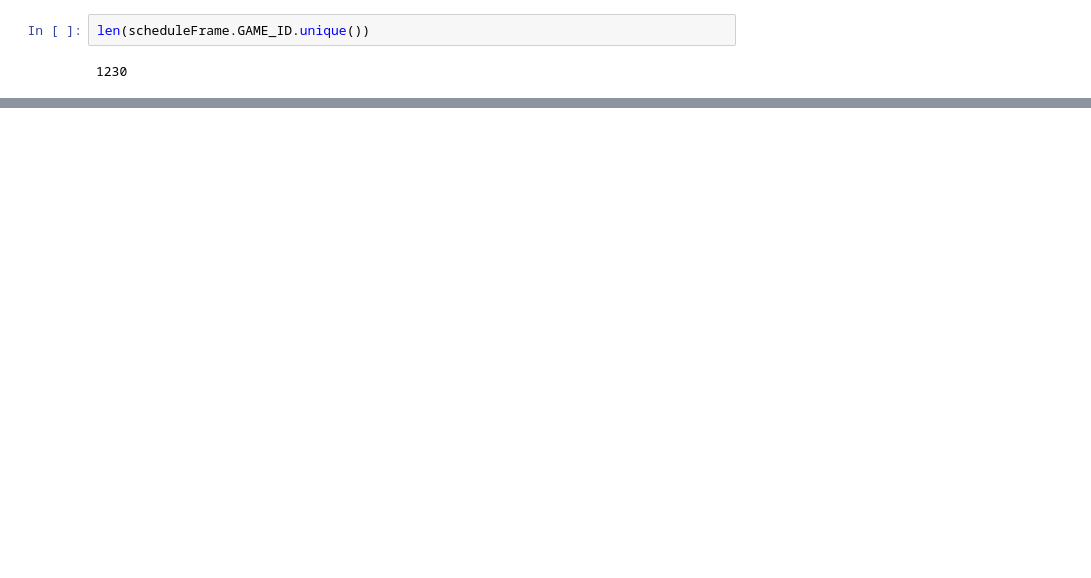
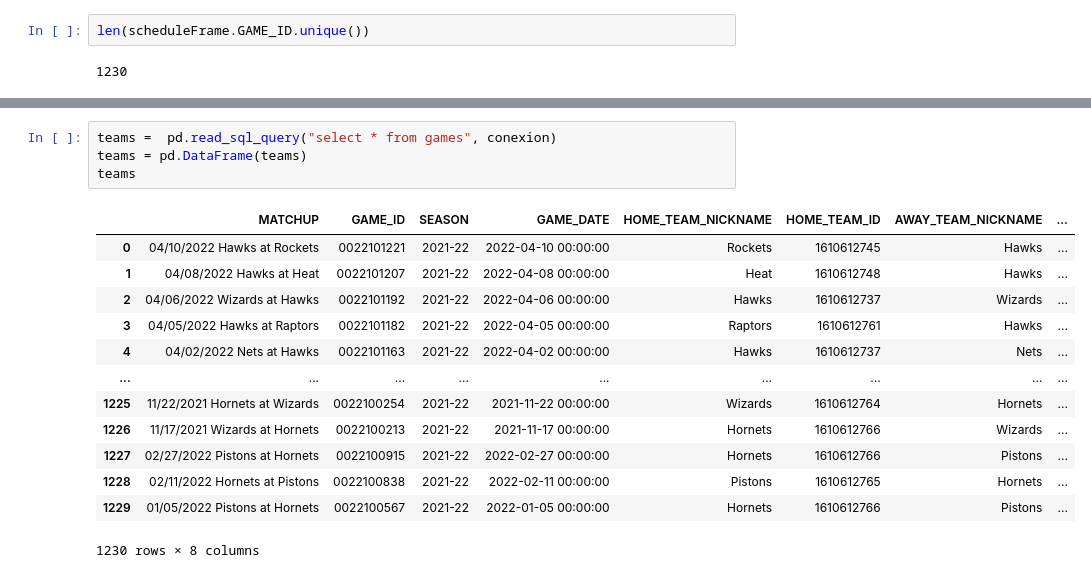
Before and after one commit to Andres-boullosa/nba-data-analytics, a Jupyter notebook: databaseinicialization.ipynb, the cells around one changed output, grey strips where cells are left out. Drawn from its saved outputs; the diff is of its cells as text; blank space fills up the shorter version.

```diff
--- a/databaseinicialization.ipynb
+++ b/databaseinicialization.ipynb
@@ -304,0 +390,18 @@ len(scheduleFrame.GAME_ID.unique())
+# %%
+teams =  pd.read_sql_query("select * from games", conexion)
+teams = pd.DataFrame(teams)
+teams
+# %% [output]
+|  | MATCHUP | GAME_ID | SEASON | GAME_DATE | HOME_TEAM_NICKNAME | HOME_TEAM_ID | AWAY_TEAM_NICKNAME | ... |
+| 0 | 04/10/2022 Hawks at Rockets | 0022101221 | 2021-22 | 2022-04-10 00:00:00 | Rockets | 1610612745 | Hawks | ... |
+| 1 | 04/08/2022 Hawks at Heat | 0022101207 | 2021-22 | 2022-04-08 00:00:00 | Heat | 1610612748 | Hawks | ... |
+| 2 | 04/06/2022 Wizards at Hawks | 0022101192 | 2021-22 | 2022-04-06 00:00:00 | Hawks | 1610612737 | Wizards | ... |
+| 3 | 04/05/2022 Hawks at Raptors | 0022101182 | 2021-22 | 2022-04-05 00:00:00 | Raptors | 1610612761 | Hawks | ... |
+| 4 | 04/02/2022 Nets at Hawks | 0022101163 | 2021-22 | 2022-04-02 00:00:00 | Hawks | 1610612737 | Nets | ... |
+| ... | ... | ... | ... | ... | ... | ... | ... | ... |
+| 1225 | 11/22/2021 Hornets at Wizards | 0022100254 | 2021-22 | 2021-11-22 00:00:00 | Wizards | 1610612764 | Hornets | ... |
+| 1226 | 11/17/2021 Wizards at Hornets | 0022100213 | 2021-22 | 2021-11-17 00:00:00 | Hornets | 1610612766 | Wizards | ... |
+| 1227 | 02/27/2022 Pistons at Hornets | 0022100915 | 2021-22 | 2022-02-27 00:00:00 | Hornets | 1610612766 | Pistons | ... |
+| 1228 | 02/11/2022 Hornets at Pistons | 0022100838 | 2021-22 | 2022-02-11 00:00:00 | Pistons | 1610612765 | Hornets | ... |
+| 1229 | 01/05/2022 Pistons at Hornets | 0022100567 | 2021-22 | 2022-01-05 00:00:00 | Hornets | 1610612766 | Pistons | ... |
+1230 rows × 8 columns
```
Also changed, not shown: parts of 13 cells of this notebook, 4 other files.
